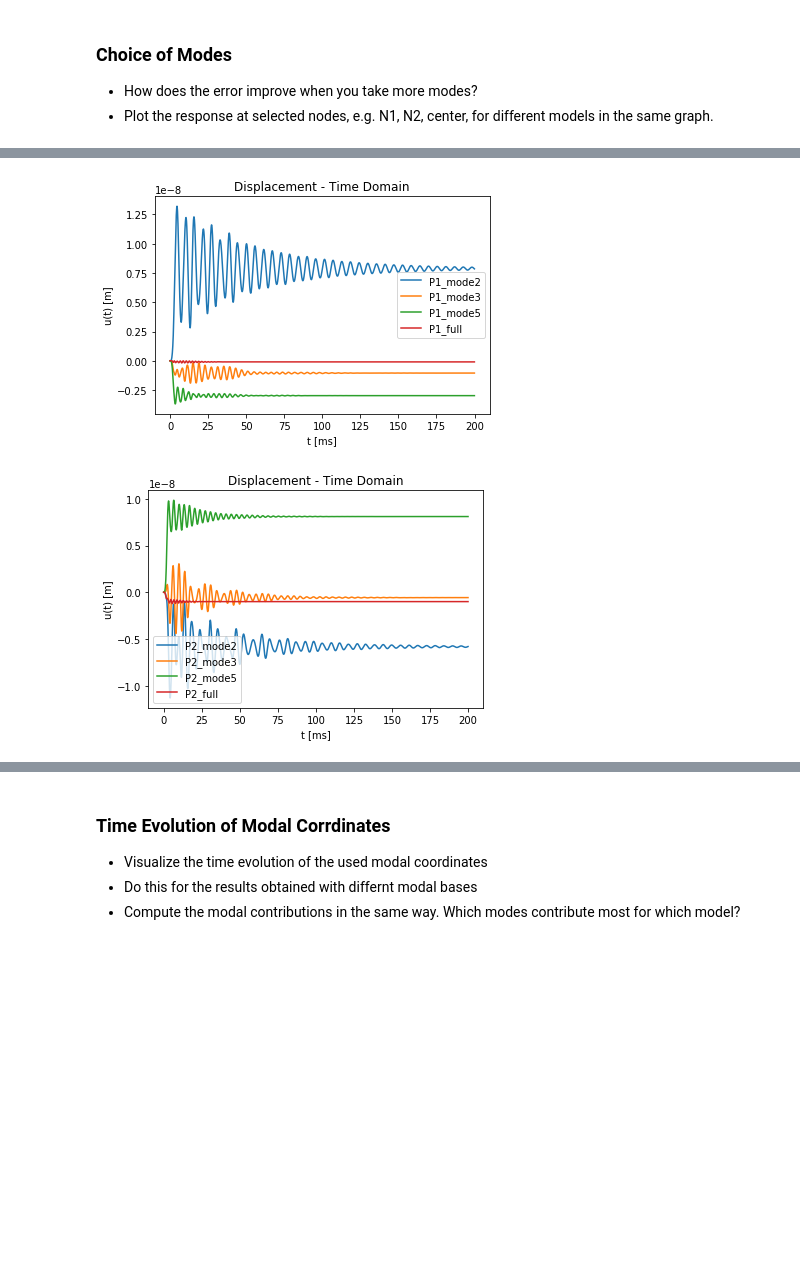
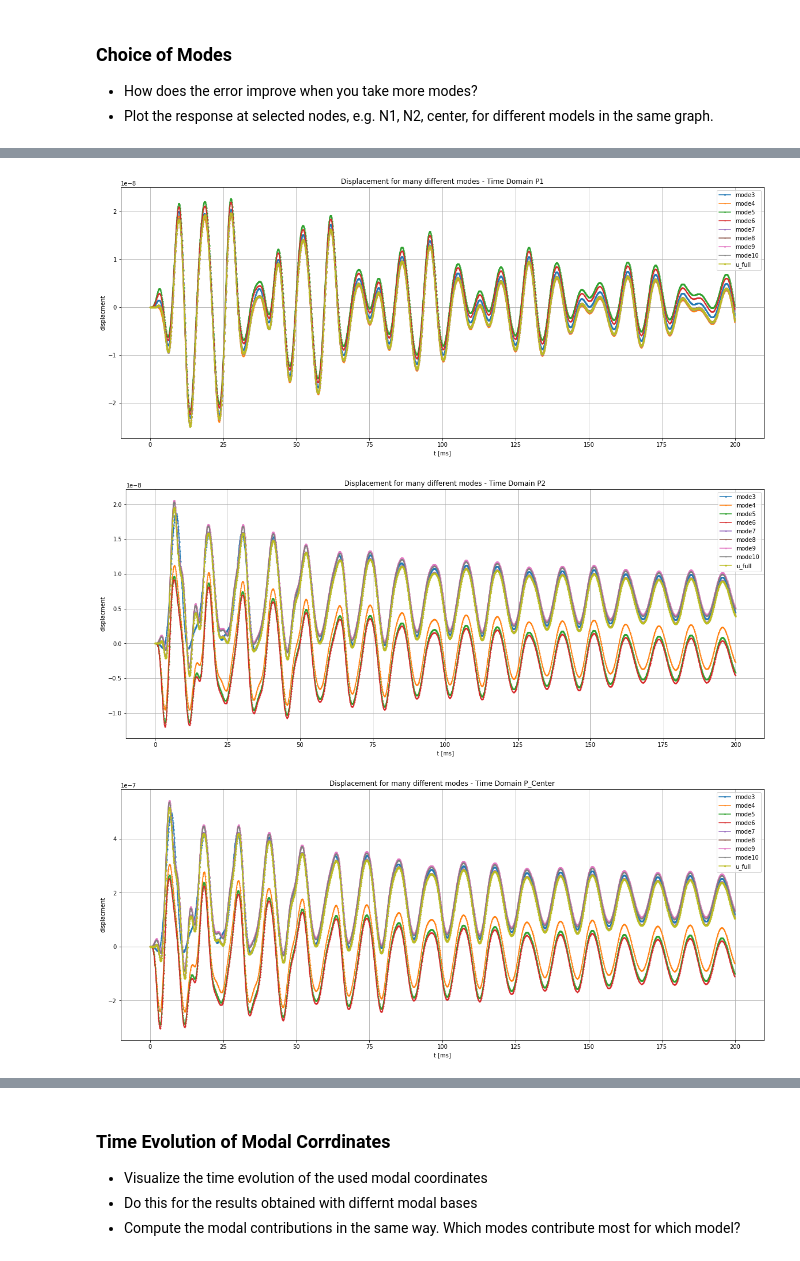
Before and after one commit to phmandl/modalanalyse, a Jupyter notebook: HW3/3_ModalSubspace_coupled_oscillators-tae.ipynb, the cells around one changed output, grey strips where cells are left out. Cells and saved outputs as stored; diff of their text form; code cells hidden in the pictures; blank space fills up the shorter version.

```diff
--- a/HW3/3_ModalSubspace_coupled_oscillators-tae.ipynb
+++ b/HW3/3_ModalSubspace_coupled_oscillators-tae.ipynb
@@ -425,13 +323,40 @@ plot_different_PCenter_timedomain(u_modal,u_mode3,u_mode5,u_full,time,X)
-# %%
-#Comparing error
-u_error_mode3 = u_full - u_mode3
-u_error_mode5 = u_full - u_mode5
-u_error_mode10 = u_full - u_mode10
-
-plot_different_P1_timedomain(u_error_modal,u_error_mode3,u_error_mode5,u_error_mode10,time,N1)
-
-#plot P2 for different modes
-plot_different_P2_timedomain(u_error_modal,u_error_mode3,u_error_mode5,u_error_mode10,time,N2)
-# %% [output]
-[figure, removed]
-[figure, removed]
+# %%
+u_modes = np.array((u_mode3,u_mode4,u_mode5,u_mode6,u_mode7,u_mode8,u_mode9,u_mode10,u_full))
+labels = ['mode3','mode4','mode5','mode6','mode7','mode8','mode9','mode10','u_full']
+markers = ["x",".","x",".","x",".","x",".","D"]
+
+fig, axP1 = plt.subplots(figsize=(20,8))
+fig, axP2 = plt.subplots(figsize=(20,8))
+fig, axP3 = plt.subplots(figsize=(20,8))
+
+counter = 0
+for i in u_modes:
+    u = i
+    axP1.plot(time*1000, i[N1],label = labels[counter], marker=markers[counter], markersize=2) # plotting t, a separately
+    axP2.plot(time*1000, i[N2],label = labels[counter], marker=markers[counter], markersize=2)
+    axP3.plot(time*1000, i[N_center],label = labels[counter], marker=markers[counter], markersize=2)
+    counter = counter + 1
+
+axP1.set_xlabel('t [ms]')
+axP1.set_ylabel('displacment')
+axP1.set_title(f"Displacement for many different modes - Time Domain P1")
+axP1.grid(True)
+axP1.legend()
+
+axP2.set_xlabel('t [ms]')
+axP2.set_ylabel('displacment')
+axP2.set_title(f"Displacement for many different modes - Time Domain P2")
+axP2.grid(True)
+axP2.legend()
+
+axP3.set_xlabel('t [ms]')
+axP3.set_ylabel('displacment')
+axP3.set_title(f"Displacement for many different modes - Time Domain P_Center")
+axP3.grid(True)
+axP3.legend()
+
+plt.show()
+# %% [output]
+[figure, added]
+[figure, added]
+[figure, added]
```
Also changed, not shown: parts of 13 cells of this notebook.
